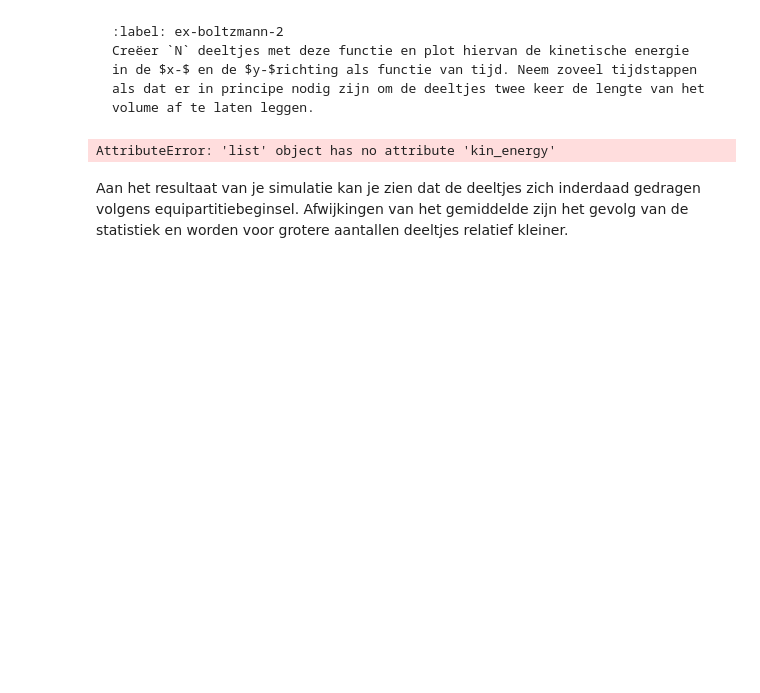
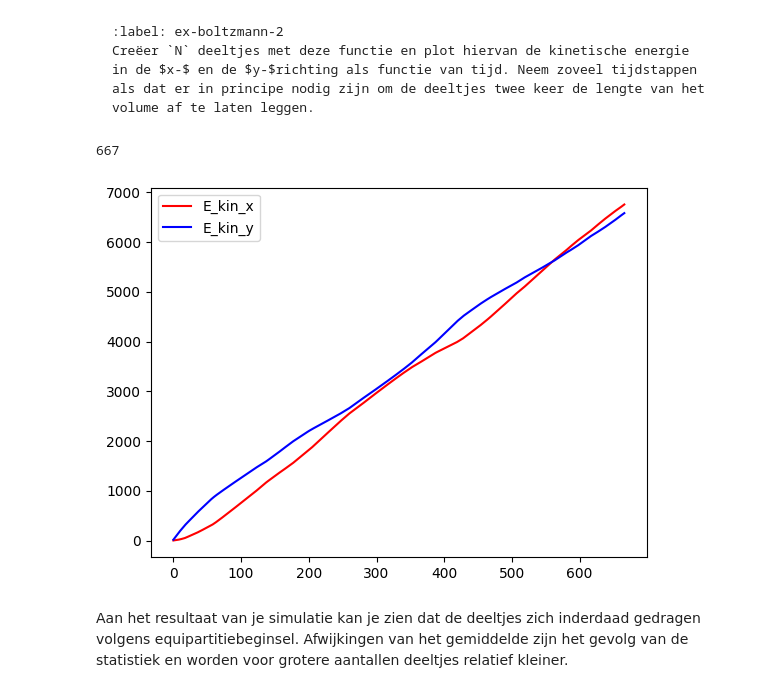
Before and after one commit to Peppertje/Thermolab-TN-L-P, a Jupyter notebook: Content/PySim/6_boltzmann.ipynb, the cells around one changed output. Cells and saved outputs as stored; diff of their text form; code cells hidden in the pictures; blank space fills up the shorter version.

```diff
--- a/Content/PySim/6_boltzmann.ipynb
+++ b/Content/PySim/6_boltzmann.ipynb
@@ -174,17 +174,32 @@ Creëer `N` deeltjes met deze functie en plot hiervan de kinetische energie in d
 # %%
 particles = []
 E_kin_x = []
 E_kin_y = []
+Sum_E_K_x = 0
+Sum_E_K_y = 0
+E_K_x = 0
+E_K_y = 0
+num_steps = int(np.round(2*BOX_SIZE_0/(V_0*DT)))
+print(num_steps)
+t = np.array(range(num_steps))
 create_uniform_particles(particles)
-for i in range(20):
+for i in range(num_steps):
     take_time_step(particles)
-    E_kin_x.append(particles.kin_energy)
-    E_kin_y.append(particles.kin_energy)
+    for p in particles:
+        E_K_x = 1/2*p.m*((p.v[0])**2)
+        Sum_E_K_x += (E_K_x)
+        E_K_y = 1/2*p.m*((p.v[1])**2)
+        Sum_E_K_y += (E_K_y)
+    E_kin_x.append(Sum_E_K_x)
+    E_kin_y.append(Sum_E_K_y)
 plt.figure()
-plt.plot(E_kin_x, t, 'r')
+plt.plot(t, E_kin_x, 'r', label='E_kin_x')
+plt.plot(t, E_kin_y, 'b', label='E_kin_y')
+plt.legend()
 plt.show()
 # %% [output]
-AttributeError: 'list' object has no attribute 'kin_energy'
+667
+[figure, added]
 # %% [markdown]
 Aan het resultaat van je simulatie kan je zien dat de deeltjes zich inderdaad gedragen volgens equipartitiebeginsel. Afwijkingen van het gemiddelde zijn het gevolg van de statistiek en worden voor grotere aantallen deeltjes relatief kleiner.
 # %% [markdown]
```
Also changed, not shown: parts of 4 cells of this notebook.
